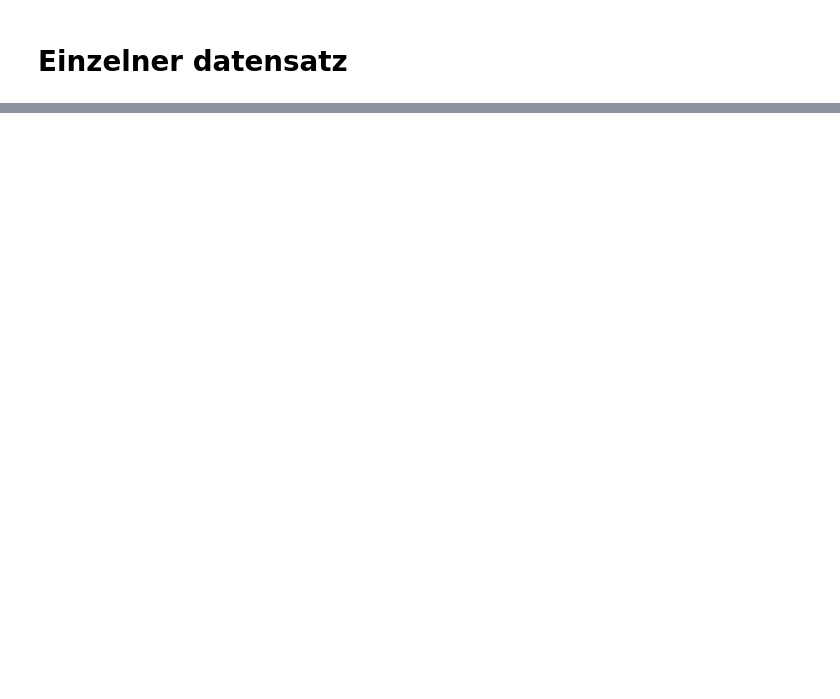
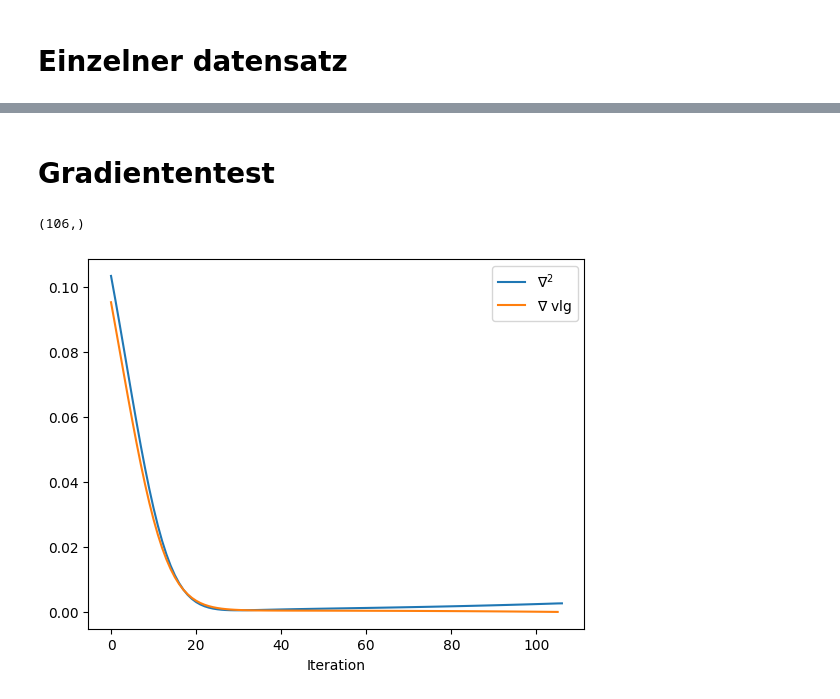
Before and after one commit to TimLockstedt/Opt1, a Jupyter notebook: validation_Tim_1.ipynb, the cells around one changed output, grey strips where cells are left out. Drawn from its saved outputs; the diff is of its cells as text; code cells hidden in the pictures; blank space fills up the shorter version.

```diff
--- a/validation_Tim_1.ipynb
+++ b/validation_Tim_1.ipynb
@@ -1293,0 +1349,31 @@ for j in range(M):
+# %% [markdown]
+# Gradiententest
+# %%
+def Grad_test(J, vmax, l):
+    grad_v = [(J_i - J_ip)/v_i-v_ip for J_i, J_ip, v_i, v_ip in zip(J[:-1], J[1:], vmax[:-1], vmax[1:]) ]
+    grad_l = [(J_i - J_ip)/l_i-l_ip for J_i, J_ip, l_i, l_ip in zip(J[:-1], J[1:], l[:-1], l[1:]) ]
+    return np.array([grad_v, grad_l]).T
+
+def Grad_test_sig(J, sig_arr):
+    grad_v = [(J_i - J_ip)/sig_i for J_i, J_ip, sig_i in zip(J[:-1], J[1:], sig_arr)]
+    return np.array(grad_v)
+
+grad_vgl = Grad_test_sig(J_arr, sig_used)
+
+grad_vgl.shape
+# %% [output]
+(106,)
+# %%
+mask = grad_arr == 0
+grad = grad_arr[:int(np.min(np.where(mask)[0])), :]
+# plt.plot(range(grad.shape[0]), grad[:,0], label=r"$\nabla_{vmax}$", marker = "")
+# plt.plot(range(grad.shape[0]), grad[:,1], label=r"$\nabla_{L}$", marker = "")
+plt.plot(range(grad.shape[0]), np.power(np.linalg.norm(grad, axis = 1), 2), label=r"$\nabla^2$", marker = "")
+plt.plot(range(grad_vgl.shape[0]), grad_vgl, label=r"$\nabla$ vlg", marker = "")
+# plt.plot(range(grad_vgl.shape[0]), grad_vgl[:,1], label=r"$\nabla_{L}$ vlg", marker = "")
+plt.xlabel("Iteration")
+plt.legend()
+plt.savefig(f"Bilder/{fileName.split("/")[1].split(".")[0]}_single{dataset_nuber}_M{M}L{L_in}Vmax{vmax_in}dt{dt}armijo_gamma{gamma}_Figure_Gradvgl.pdf", dpi=40)
+plt.show()
+# %% [output]
+[figure, added]
```
Also changed, not shown: parts of 4 cells of this notebook, 30 other files.
